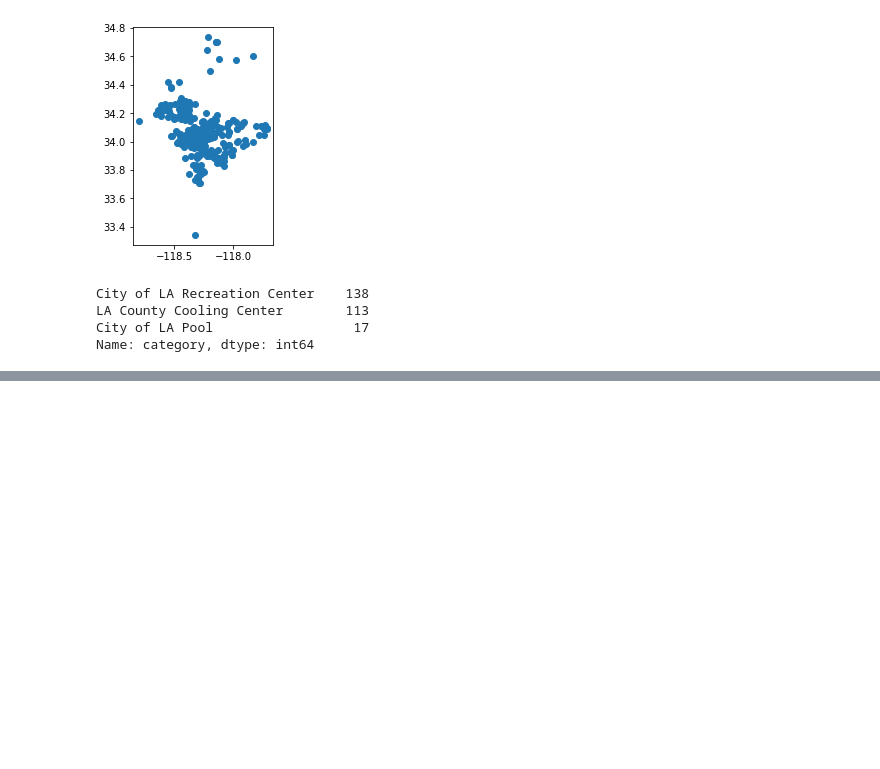
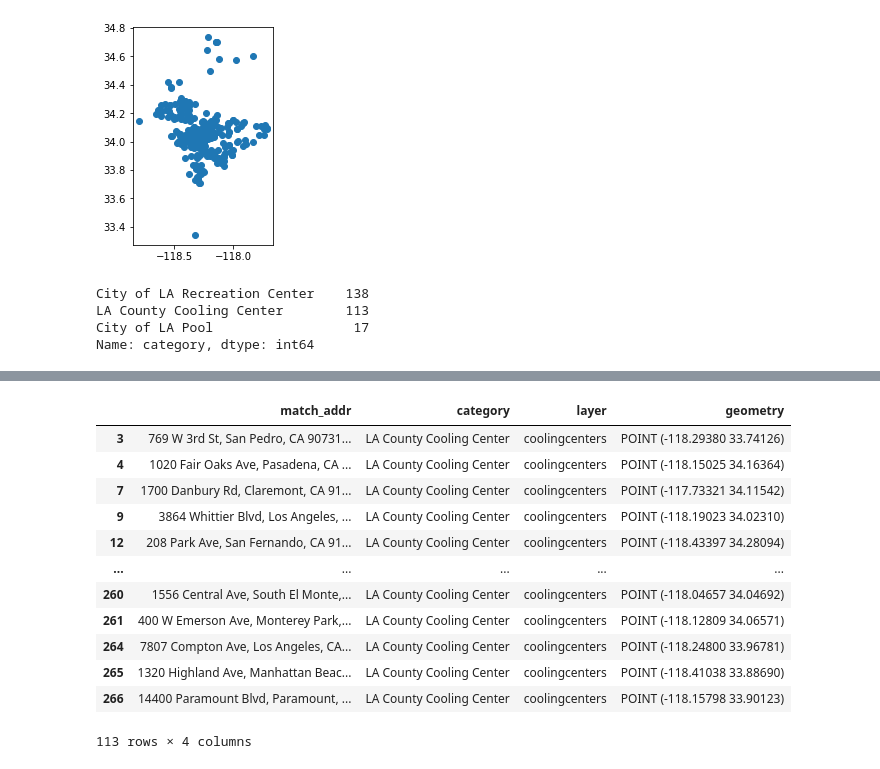
Before and after one commit to Celiasz/up206a-celia, a Jupyter notebook: week01/week 1 assignment.ipynb, the cells around one changed output, grey strips where cells are left out. Drawn from its saved outputs; the diff is of its cells as text; code cells hidden in the pictures; blank space fills up the shorter version.

```diff
--- a/week01/week 1 assignment.ipynb
+++ b/week01/week 1 assignment.ipynb
@@ -100,0 +139,16 @@ Name: category, dtype: int64
+# %%
+hin_trimmed[hin_trimmed.category == 'LA County Cooling Center']
+# %% [output]
+|  | match_addr | category | layer | geometry |
+| 3 | 769 W 3rd St, San Pedro, CA 90731... | LA County Cooling Center | coolingcenters | POINT (-118.29380 33.74126) |
+| 4 | 1020 Fair Oaks Ave, Pasadena, CA ... | LA County Cooling Center | coolingcenters | POINT (-118.15025 34.16364) |
+| 7 | 1700 Danbury Rd, Claremont, CA 91... | LA County Cooling Center | coolingcenters | POINT (-117.73321 34.11542) |
+| 9 | 3864 Whittier Blvd, Los Angeles, ... | LA County Cooling Center | coolingcenters | POINT (-118.19023 34.02310) |
+| 12 | 208 Park Ave, San Fernando, CA 91... | LA County Cooling Center | coolingcenters | POINT (-118.43397 34.28094) |
+| ... | ... | ... | ... | ... |
+| 260 | 1556 Central Ave, South El Monte,... | LA County Cooling Center | coolingcenters | POINT (-118.04657 34.04692) |
+| 261 | 400 W Emerson Ave, Monterey Park,... | LA County Cooling Center | coolingcenters | POINT (-118.12809 34.06571) |
+| 264 | 7807 Compton Ave, Los Angeles, CA... | LA County Cooling Center | coolingcenters | POINT (-118.24800 33.96781) |
+| 265 | 1320 Highland Ave, Manhattan Beac... | LA County Cooling Center | coolingcenters | POINT (-118.41038 33.88690) |
+| 266 | 14400 Paramount Blvd, Paramount, ... | LA County Cooling Center | coolingcenters | POINT (-118.15798 33.90123) |
+113 rows × 4 columns
```
Also changed, not shown: parts of 5 cells of this notebook.
